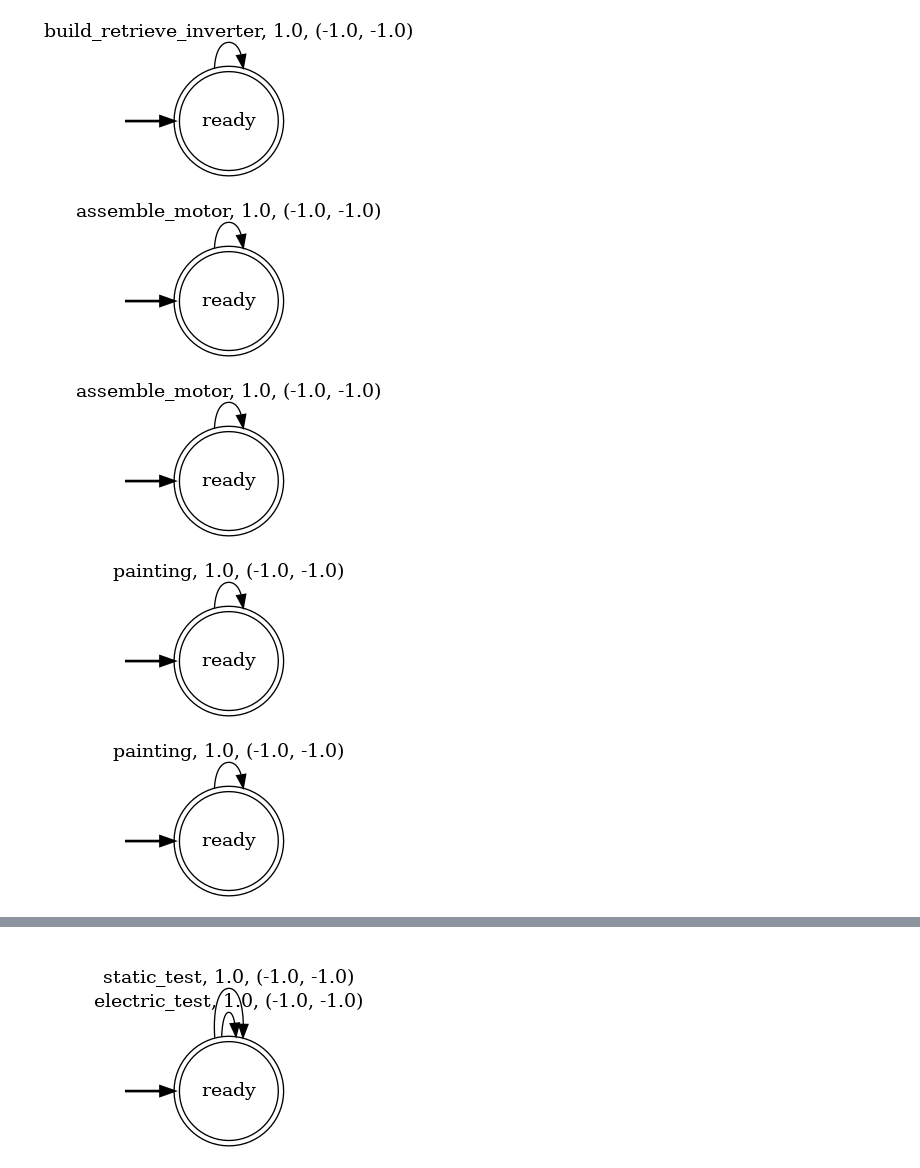
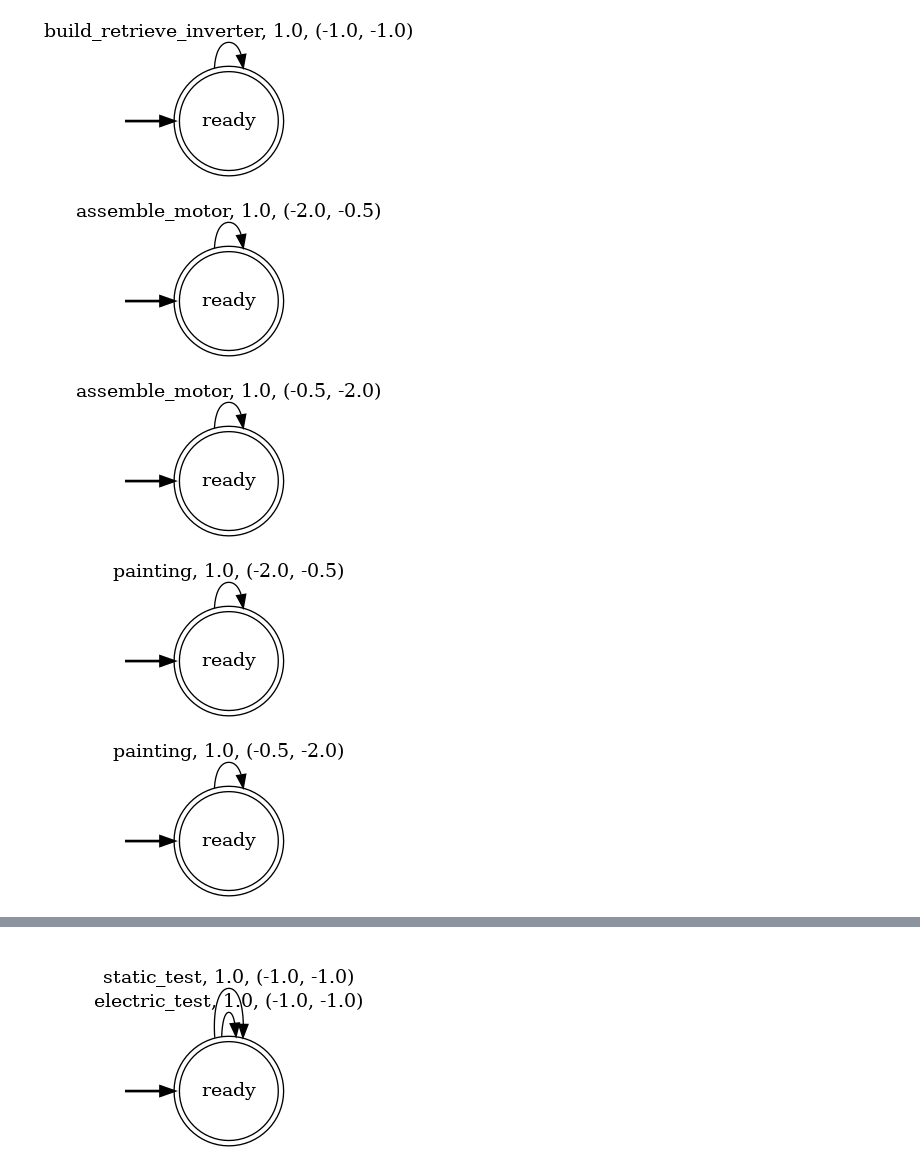
Before and after one commit to luusi/stochastic-service-composition-with-ltlf-goals, a Jupyter notebook: docs/notebooks/01-electric-motor-production.ipynb, the cells around one changed output, grey strips where cells are left out. Saved outputs shown, nothing was run; the diff lists cells and outputs as text; code cells hidden in the pictures.

Commit message:
economic vs quality cost

```diff
--- a/docs/notebooks/01-electric-motor-production.ipynb
+++ b/docs/notebooks/01-electric-motor-production.ipynb
@@ -20,13 +22,16 @@ DEFAULT_REWARD_ECONOMIC_COST = -1.0
 DEFAULT_REWARD_QUALITY_COST = -1.0
 
 # default reward when the service becomes broken
-DEFAULT_BROKEN_REWARD = 0.0
+DEFAULT_BROKEN_REWARD = -2.0
 
 # default probability of being broken after an action
 DEFAULT_BROKEN_PROB = 0.05
 
 # default discount factor
 GAMMA = 0.99
+
+HIGH_COST = -2.0
+LOW_COST = -0.5
 # %%
 # all the atomic actions for the task
 BUILD_RETRIEVE_STATOR = "build_retrieve_stator"
@@ -154,33 +163,37 @@ def assembler_service(economic_cost: float = DEFAULT_REWARD_ECONOMIC_COST, quali
     initial_state = "ready"
     return build_service_from_transitions(transitions, initial_state, final_states)  # type: ignore
 
-service_assembler_1 = assembler_service()
-service_assembler_2 = assembler_service()
+# high economic cost - low quality cost
+service_assembler_1 = assembler_service(economic_cost=HIGH_COST, quality_cost=LOW_COST)
+# low economic cost - high quality cost
+service_assembler_2 = assembler_service(economic_cost=LOW_COST, quality_cost=HIGH_COST)
 render_service(service_assembler_1)
 render_service(service_assembler_2)
 # %% [output]
-[figure, old version]
+[figure, new version]
-[figure, old version]
+[figure, new version]
 # %%
 def painter_service(economic_cost: float = DEFAULT_REWARD_ECONOMIC_COST, quality_cost: float = DEFAULT_REWARD_QUALITY_COST) -> Service:
     """Build the painter device."""
     transitions = {
         "ready": {
             PAINTING: ({"ready": 1.0}, (economic_cost, quality_cost)),
         },
     }
     final_states = {"ready"}
     initial_state = "ready"
     return build_service_from_transitions(transitions, initial_state, final_states)  # type: ignore
 
-service_painter_1 = painter_service()
-service_painter_2 = painter_service()
+# high economic cost - low quality cost
+service_painter_1 = painter_service(economic_cost=HIGH_COST, quality_cost=LOW_COST)
+# low economic cost - high quality cost
+service_painter_2 = painter_service(economic_cost=LOW_COST, quality_cost=HIGH_COST)
 
 render_service(service_painter_1)
 render_service(service_painter_2)
 # %% [output]
-[figure, old version]
+[figure, new version]
-[figure, old version]
+[figure, new version]
 # %%
 def smart_tester_service(economic_cost: float = DEFAULT_REWARD_ECONOMIC_COST, quality_cost: float = DEFAULT_REWARD_QUALITY_COST) -> Service:
     """Build the smart tester device."""
```
Also changed, not shown: parts of 24 cells of this notebook.
